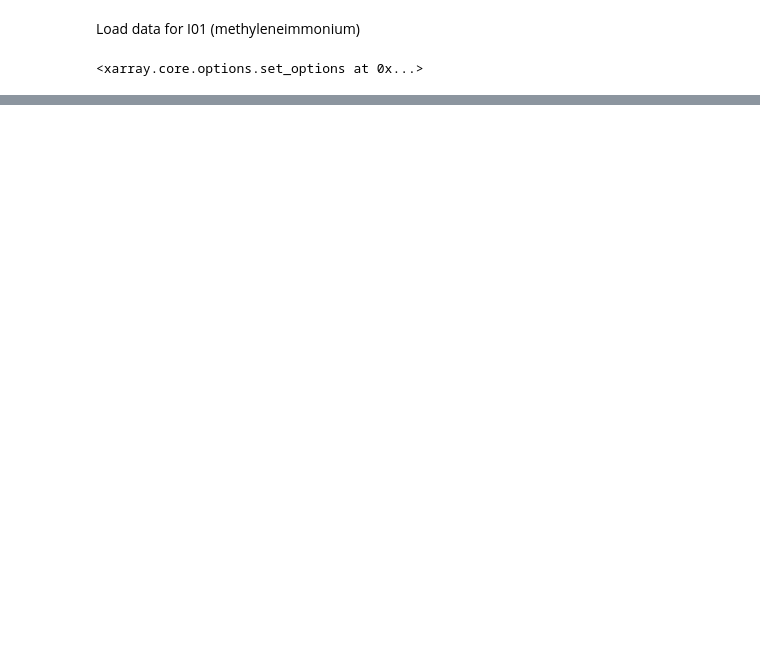
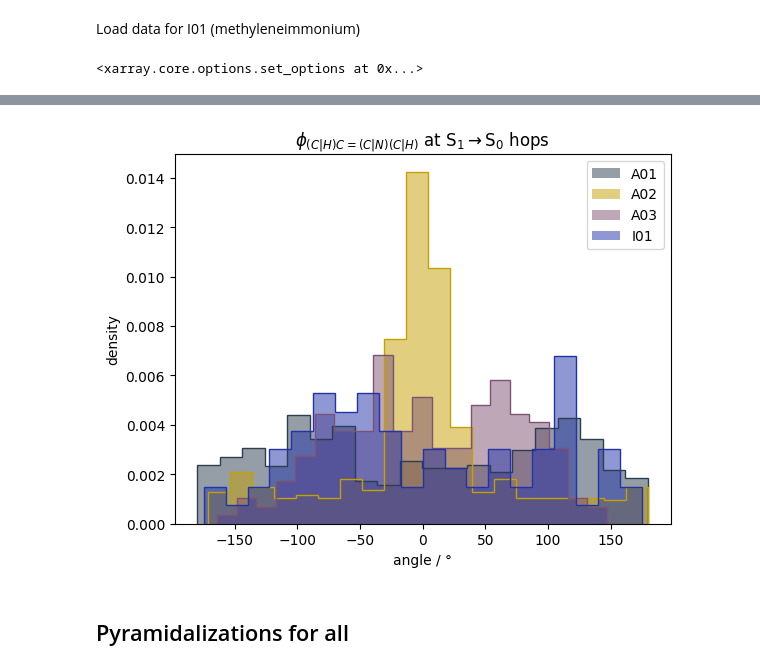
Before and after one commit to SHNITSEL/shnitsel-tools, a Jupyter notebook: tutorials/2_99_hop_distributions.ipynb, the cells around one changed output, grey strips where cells are left out. Drawn from its saved outputs; the diff is of its cells as text; code cells hidden in the pictures; blank space fills up the shorter version.

Commit message:
Update hop_distributions tutorial to version used for plots

```diff
--- a/tutorials/2_99_hop_distributions.ipynb
+++ b/tutorials/2_99_hop_distributions.ipynb
@@ -24,0 +56,12 @@ frames.st.default_mol(atomNote=True)
+# %%
+d_dihedrals = {
+    compound:
+        frames.st.hops([(2, 1)])
+        .atXYZ.st.get_bats_matching('[#6,#1][#6]=[#6,#7][#6,#1]', ang='deg', signed=True).isel(descriptor=0)
+        .st.expand_midx('frame', 'compound', compound)
+    for compound, frames in compounds.items()
+}
+# %%
+import xarray as xr
+dihedrals = xr.concat(d_dihedrals.values(), dim='frame', coords='different', compat='equals')
+dihedrals
@@ -24,0 +73,3 @@ frames.st.default_mol(atomNote=True)
+# %%
+dih_df = dihedrals.to_pandas().reset_index().drop(columns=['trajid', 'time'])
+dih_df
@@ -24,0 +90,9 @@ frames.st.default_mol(atomNote=True)
+# %%
+colors = dict(
+    st_grey = '#2c3e50',
+    st_yellow = '#C4A000',  # (196/255, 160/255, 0/255)
+    st_violet = '#7E5273',
+    st_blue = '#2233AA',
+    st_orange = '#F67E00',
+    st_pink = "#E00D99",
+)
@@ -24,0 +102,13 @@ frames.st.default_mol(atomNote=True)
+# %%
+for (name, compound), color in zip(dih_df.groupby('compound'), colors.values()):
+    plt.hist(compound['atXYZ'], label=name, color=color, density=True, alpha=.5, bins=20)
+    plt.hist(compound['atXYZ'], histtype='step', color=color, density=True, fill=False, bins=20)
+plt.legend()
+plt.xlabel('angle / °')
+plt.ylabel('density')
+plt.title(r"$\phi_{(C|H)C=(C|N)(C|H)}$ at S$_1\to$S$_0$ hops")
+plt.savefig('/nc/reports/2026-01-13_hop_distributions/all_dihedrals.pdf')
+# %% [output]
+[figure, added]
+# %% [markdown]
+## Pyramidalizations for all
```
Also changed, not shown: parts of 20 cells of this notebook.
